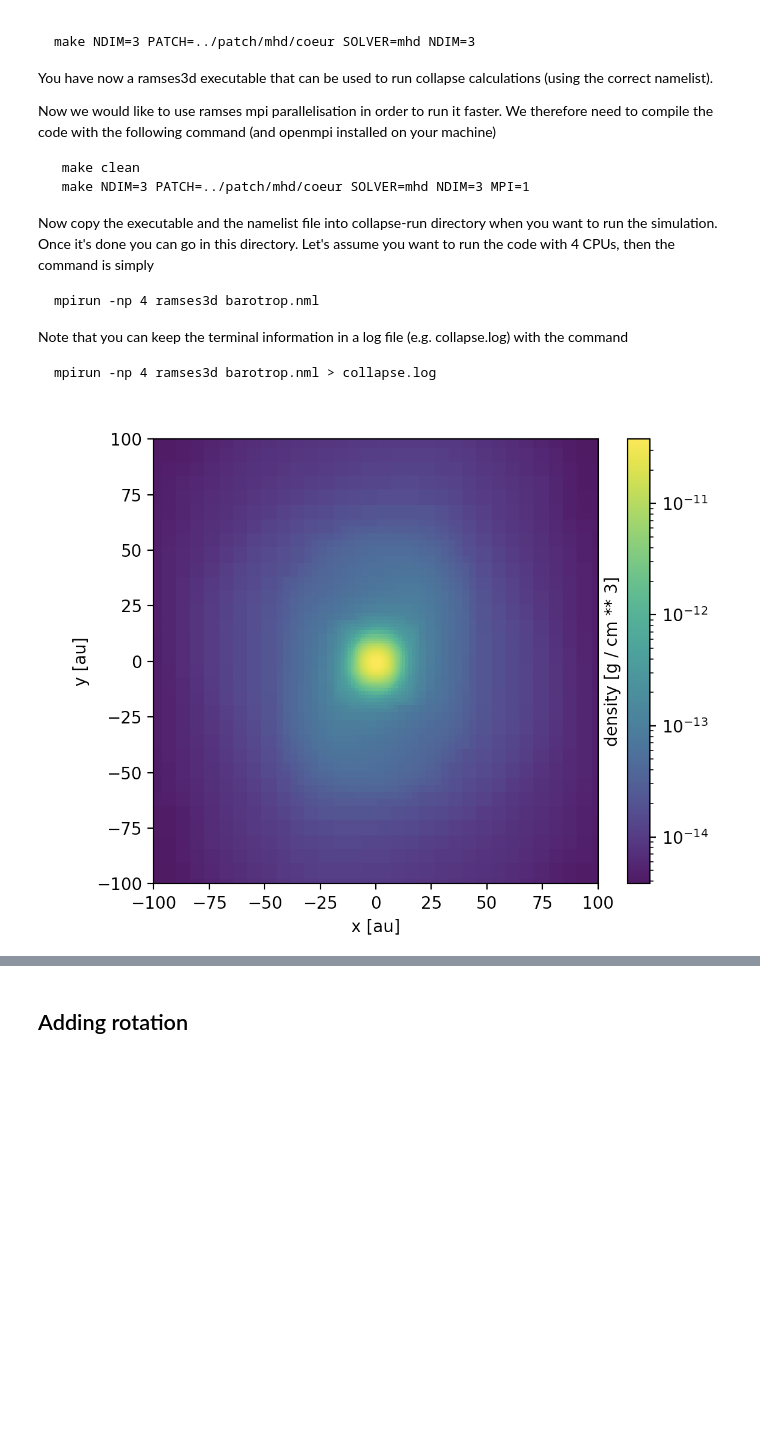
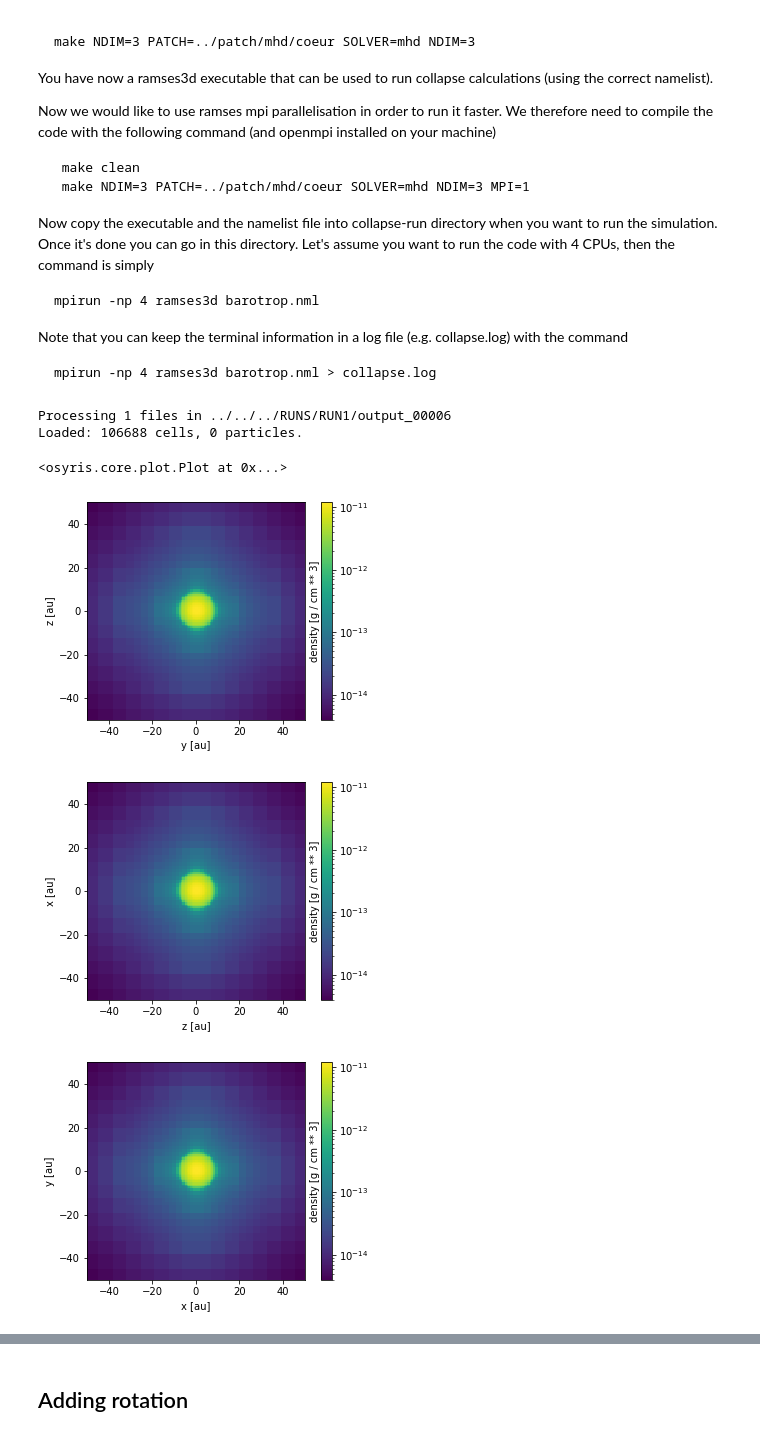
Before and after one commit to blaizot/ramses-tutorials, a Jupyter notebook: Dense-Core-Collapse/dense-core.ipynb, the cells around one changed output, grey strips where cells are left out. Cells and saved outputs as stored; diff of their text form; code cells hidden in the pictures; blank space fills up the shorter version.

Commit message:
Added the python scripts to the dense core tutorial and fixed the patch and nml

````diff
--- a/Dense-Core-Collapse/dense-core.ipynb
+++ b/Dense-Core-Collapse/dense-core.ipynb
@@ -175,8 +173,28 @@ Note that you can keep the terminal information in a log file (e.g. collapse.log
 ```
 mpirun -np 4 ramses3d barotrop.nml > collapse.log
 ```
-# %%
-Image("figures/slice_20.png")
-# %% [output]
-[figure, removed]
+# %%
+import osyris
+import numpy as np
+au = osyris.units("au")
+data = osyris.Dataset(6, path='../../../RUNS/RUN1/').load() # Change this path to the path of the model
+# We find the center according to the density
+ind = np.argmax(data["hydro"]["density"])
+center = data["amr"]["position"][ind]
+osyris.map(
+    data["hydro"]["density"], norm="log", dx=100 * au, origin=center, direction="x"
+)
+osyris.map(
+    data["hydro"]["density"], norm="log", dx=100 * au, origin=center, direction="y"
+)
+osyris.map(
+    data["hydro"]["density"], norm="log", dx=100 * au, origin=center, direction="z"
+)
+# %% [output]
+Processing 1 files in ../../../RUNS/RUN1/output_00006
+Loaded: 106688 cells, 0 particles.
+<osyris.core.plot.Plot at 0x...>
+[figure, added]
+[figure, added]
+[figure, added]
 # %% [markdown]
````
Also changed, not shown: parts of 39 cells of this notebook, 2 other files.
